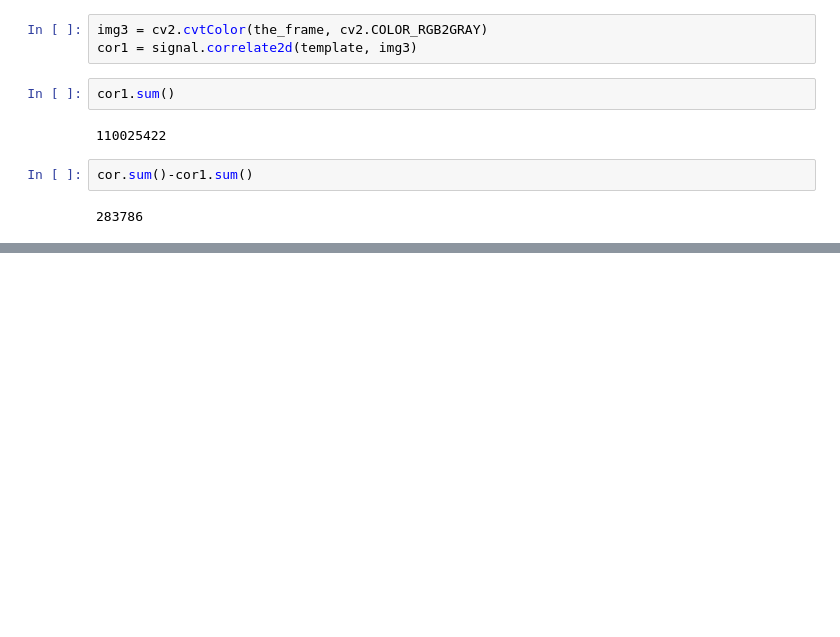
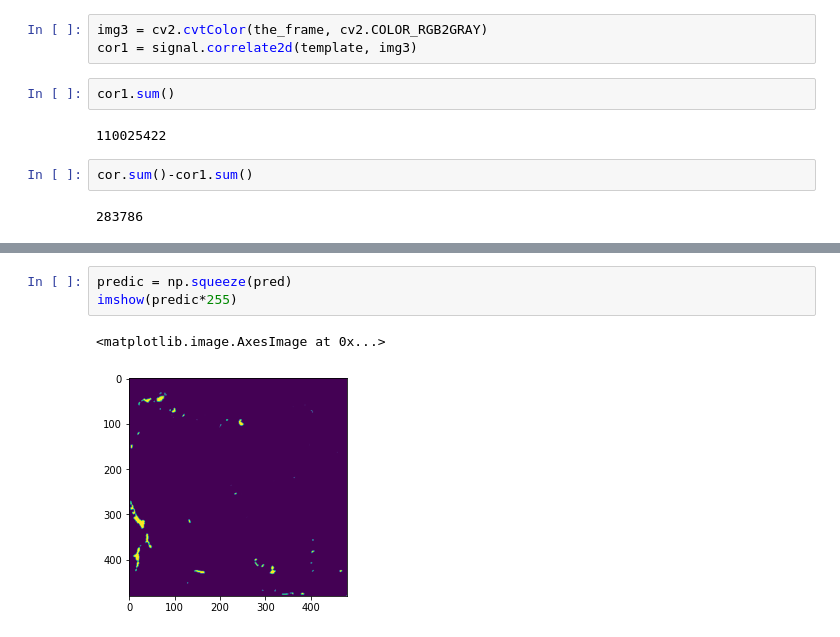
Before and after one commit to melihkurtaran/DNA_hackathon, a Jupyter notebook: MainCode.ipynb, the cells around one changed output, grey strips where cells are left out. Cells and saved outputs as stored; diff of their text form; blank space fills up the shorter version.

```diff
--- a/MainCode.ipynb
+++ b/MainCode.ipynb
@@ -207,0 +424,6 @@ cor.sum()-cor1.sum()
+# %%
+predic = np.squeeze(pred)
+imshow(predic*255)
+# %% [output]
+<matplotlib.image.AxesImage at 0x...>
+[figure, added]
```
Also changed, not shown: parts of 19 cells of this notebook.
